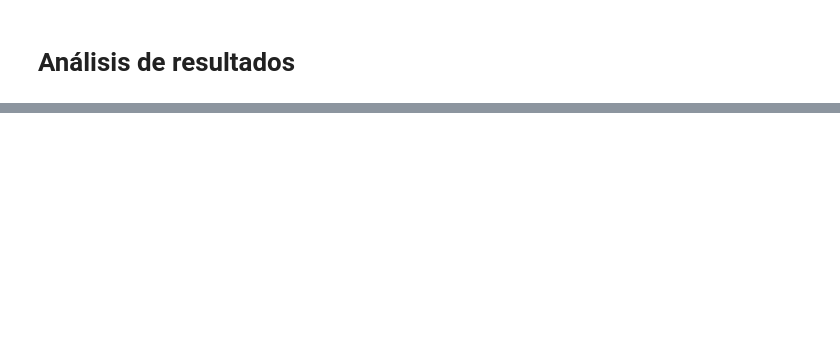
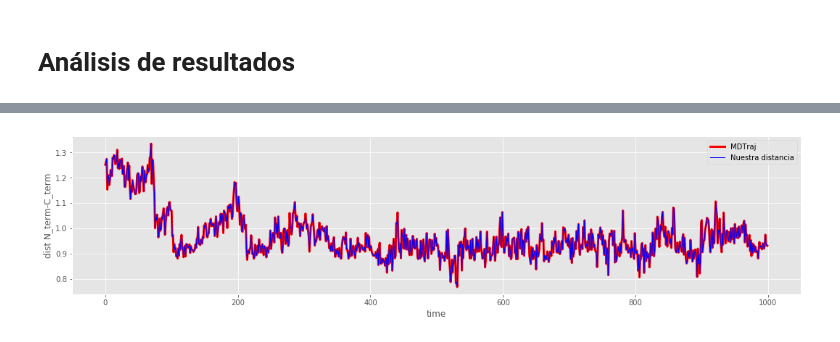
Before and after one commit to uibcdf/Academia, a Jupyter notebook: Dinámica_Molecular/MetEncefalina.ipynb, the cells around one changed output, grey strips where cells are left out. Drawn from its saved outputs; the diff is of its cells as text; code cells hidden in the pictures; blank space fills up the shorter version.

```diff
--- a/Dinámica_Molecular/MetEncefalina.ipynb
+++ b/Dinámica_Molecular/MetEncefalina.ipynb
@@ -289,0 +519,21 @@ Calculamos ahora la series temporales de cada uno de estos puentes de hidrógeno
+# %%
+átomo_N_term = molmodmt.select(traj_md, "resid 0 and name N", "mdtraj")[0]
+átomo_C_term = molmodmt.select(traj_md, "resid 4 and name C", "mdtraj")[0]
+# %%
+trayectoria_N_term = traj_md.xyz[:,átomo_N_term]
+trayectoria_C_term = traj_md.xyz[:,átomo_C_term]
+# %%
+trayectoria_vector_distancia=trayectoria_C_term-trayectoria_N_term
+# %%
+mi_distancia_extremos = np.sqrt(trayectoria_vector_distancia[:,0]**2 +
+                                trayectoria_vector_distancia[:,1]**2 +
+                                trayectoria_vector_distancia[:,2]**2)
+# %%
+plt.plot(traj_md.time,distancia_extremos[:,0],'r',linewidth=3,label='MDTraj')
+plt.plot(traj_md.time,mi_distancia_extremos,'b',linewidth=1,label='Nuestra distancia')
+plt.xlabel("time")
+plt.ylabel("dist N_term-C_term")
+plt.legend()
+plt.show()
+# %% [output]
+[figure, added]
```
Also changed, not shown: parts of 78 cells of this notebook.
